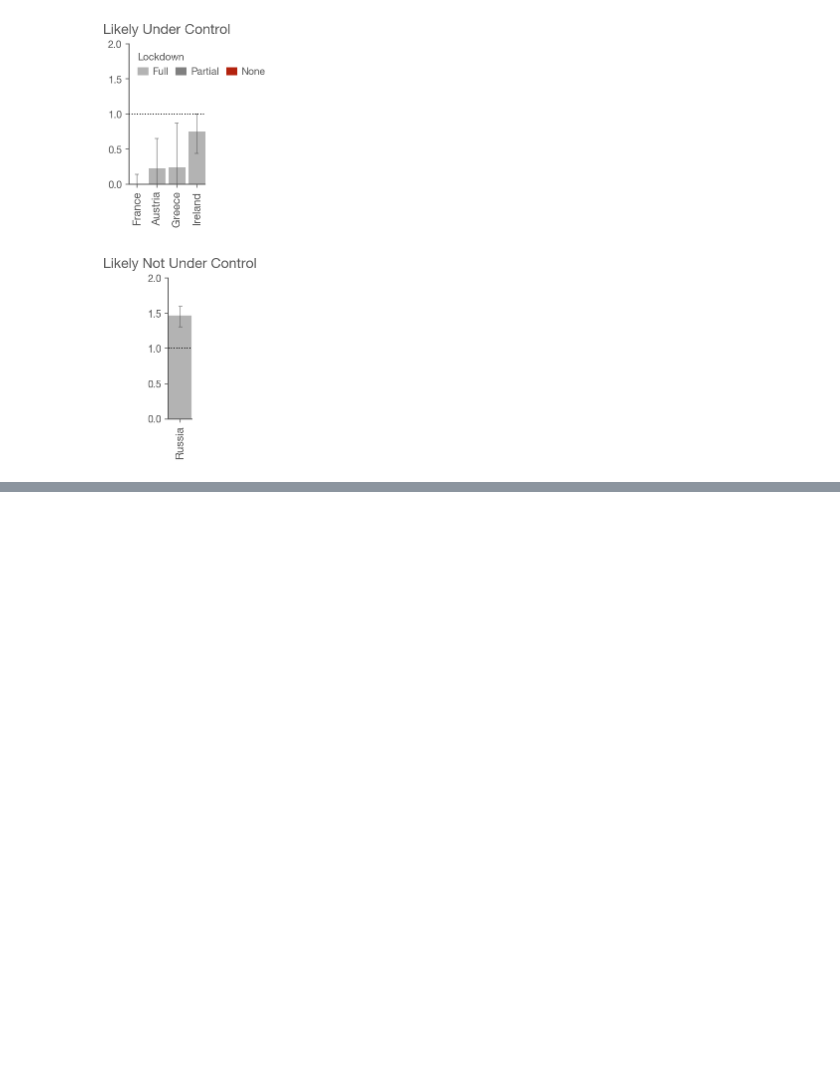
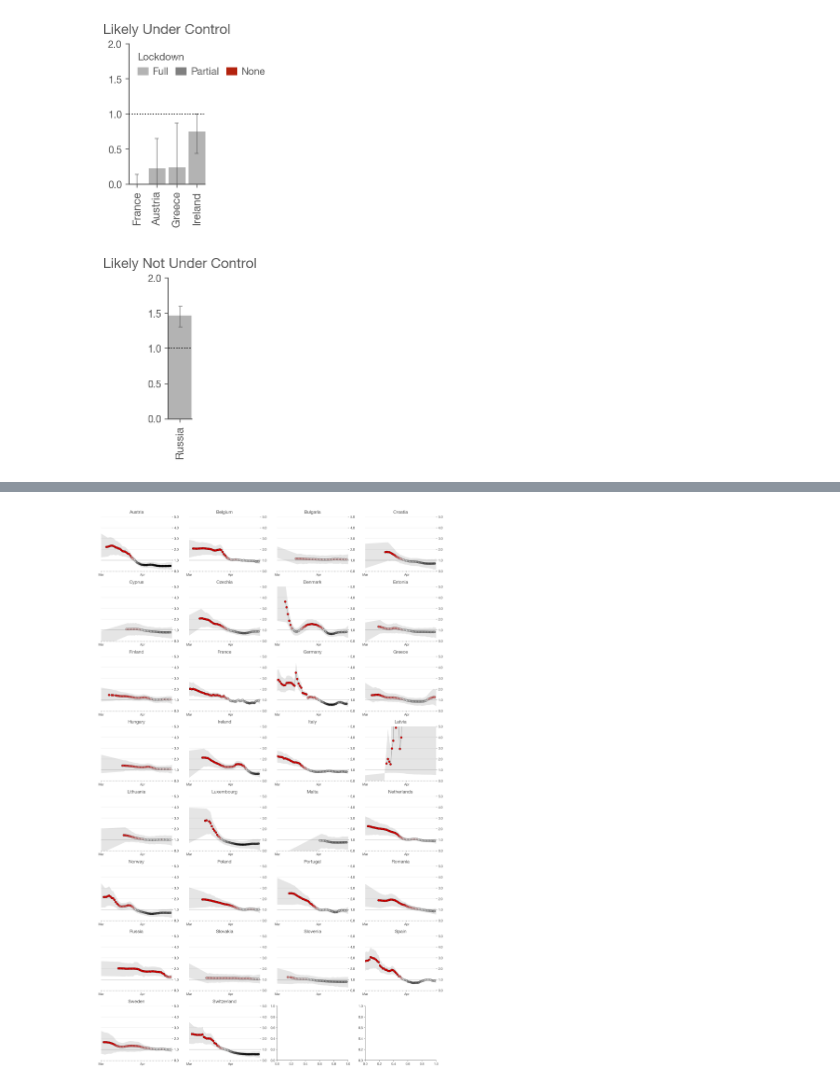
Before and after one commit to pmm-sumo/covid-19, a Jupyter notebook: Realtime R0.ipynb, the cells around one changed output, grey strips where cells are left out. Cells and saved outputs as stored; diff of their text form; code cells hidden in the pictures; blank space fills up the shorter version.

```diff
--- a/Realtime R0.ipynb
+++ b/Realtime R0.ipynb
@@ -791,0 +811,5 @@ ax.get_legend().remove()
+# %%
+final_results_rainier = pd.read_csv('data/rt-rainier.csv',
+                                    parse_dates=['date'],infer_datetime_format=True,
+                                    index_col=['country', 'date'],
+                                    squeeze=True)
@@ -791,0 +833,13 @@ ax.get_legend().remove()
+# %%
+ncols = 4
+nrows = int(np.ceil(len(results) / ncols))
+
+fig, axes = plt.subplots(nrows=nrows, ncols=ncols, figsize=(15, nrows*3))
+
+for i, (country_name, result) in enumerate(final_results_rainier.groupby('country')):
+    plot_rt(result, axes.flat[i], country_name)
+
+fig.tight_layout()
+fig.set_facecolor('w')
+# %% [output]
+[figure, added]
```
Also changed, not shown: parts of 14 cells of this notebook, 3 other files.
